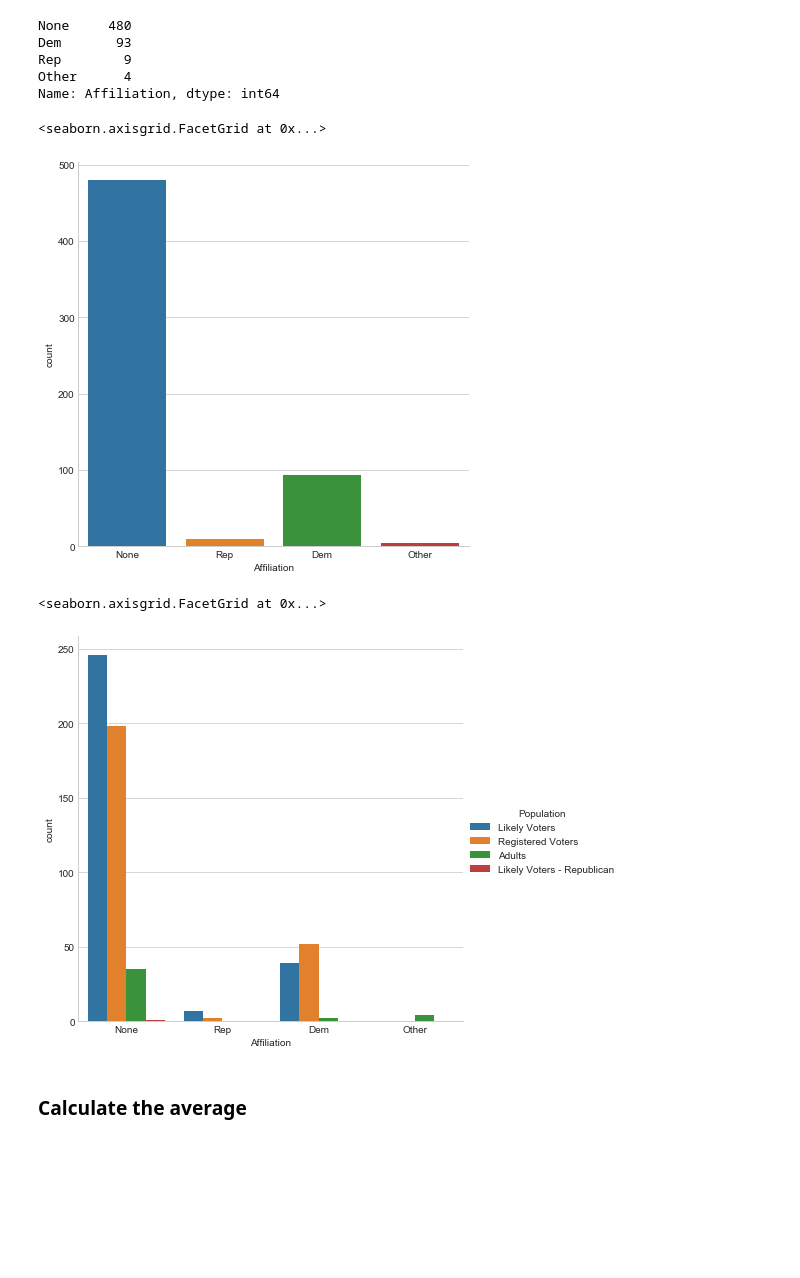
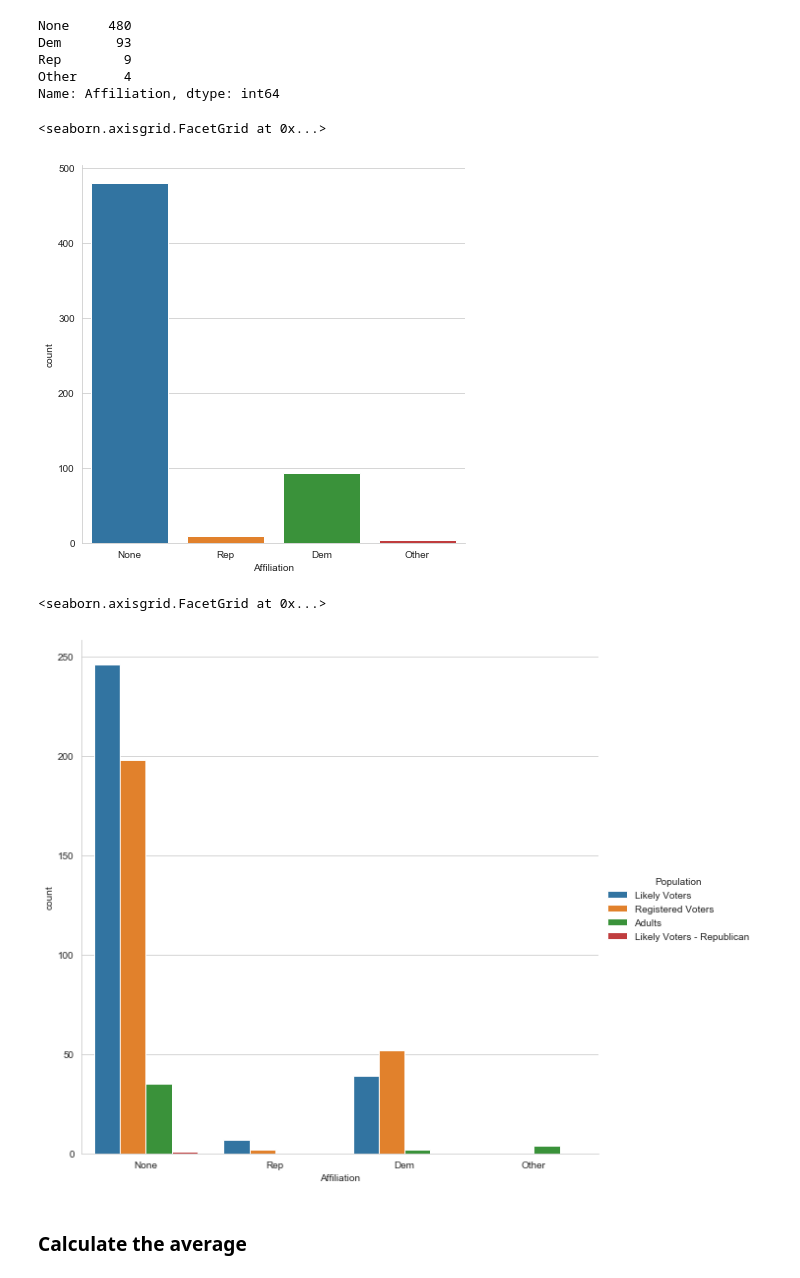
Before and after one commit to cosimino81/Data-Analysis, a Jupyter notebook: Election-Analysis/Election -Project.ipynb, the cells around one changed output. Saved outputs shown, nothing was run; the diff lists cells and outputs as text; code cells hidden in the pictures; blank space fills up the shorter version.

```diff
--- a/Election-Analysis/Election -Project.ipynb
+++ b/Election-Analysis/Election -Project.ipynb
@@ -101,15 +103,15 @@ Rep        9
 Other      4
 Name: Affiliation, dtype: int64
 # %%
-sns.factorplot('Affiliation', data = poll_df, kind= 'count', size=6)
+sns.catplot('Affiliation', data = poll_df, kind= 'count', height=6, )
 # %% [output]
 <seaborn.axisgrid.FacetGrid at 0x...>
-[figure, old version]
+[figure, new version]
 # %%
-sns.factorplot('Affiliation', data = poll_df, size= 6, hue= 'Population', kind='count')
+sns.catplot('Affiliation', data = poll_df, height= 8, hue= 'Population', kind='count')
 # %% [output]
 <seaborn.axisgrid.FacetGrid at 0x...>
-[figure, old version]
+[figure, new version]
 # %% [markdown]
 ### Calculate the average
 # %%
```
Also changed, not shown: parts of 11 cells of this notebook.
